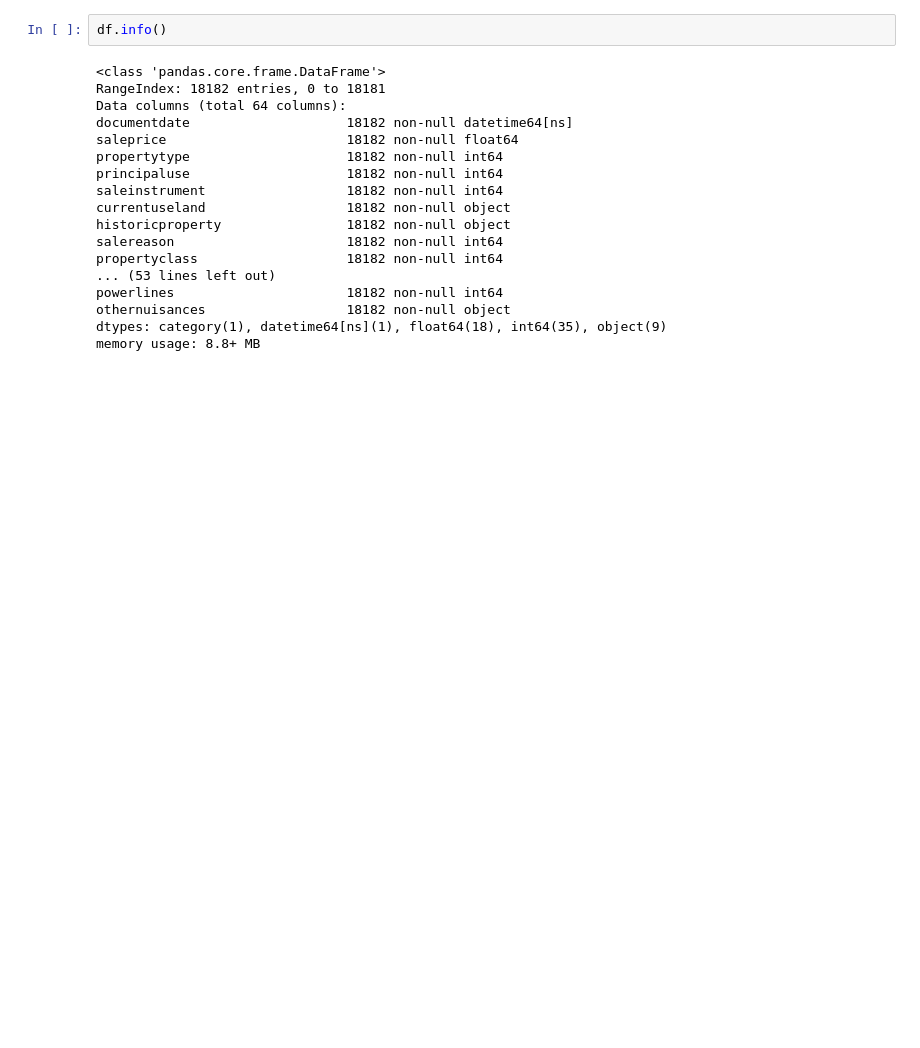
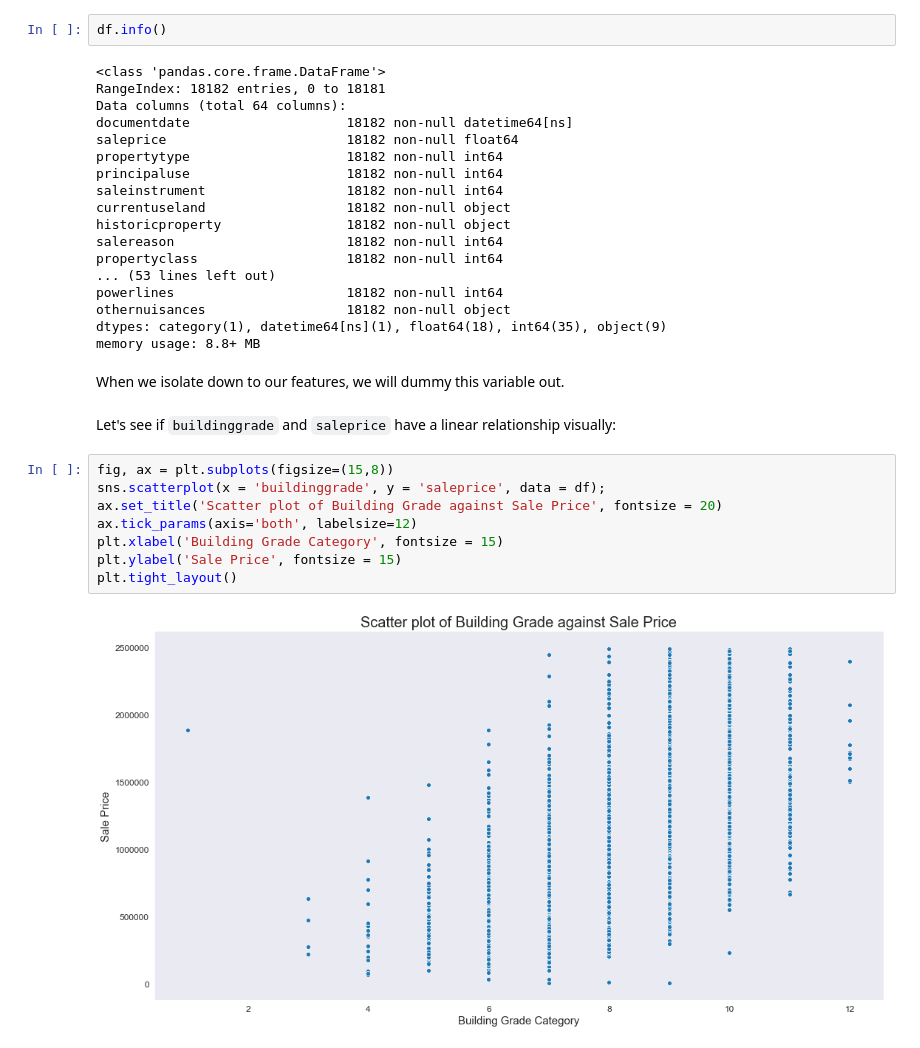
Before and after one commit to lecritch/king_county_housing_prices_linear_regression, a Jupyter notebook: exploratory/lmc_notebooks/fsm1_lc.ipynb, the cells around one changed output. Saved outputs shown, nothing was run; the diff lists cells and outputs as text; blank space fills up the shorter version.

```diff
--- a/exploratory/lmc_notebooks/fsm1_lc.ipynb
+++ b/exploratory/lmc_notebooks/fsm1_lc.ipynb
@@ -251,3 +263,17 @@ powerlines                      18182 non-null int64
 othernuisances                  18182 non-null object
 dtypes: category(1), datetime64[ns](1), float64(18), int64(35), object(9)
 memory usage: 8.8+ MB
+# %% [markdown]
+When we isolate down to our features, we will dummy this variable out.
+# %% [markdown]
+Let's see if `buildinggrade` and `saleprice` have a linear relationship visually:
+# %%
+fig, ax = plt.subplots(figsize=(15,8))
+sns.scatterplot(x = 'buildinggrade', y = 'saleprice', data = df);
+ax.set_title('Scatter plot of Building Grade against Sale Price', fontsize = 20)
+ax.tick_params(axis='both', labelsize=12)
+plt.xlabel('Building Grade Category', fontsize = 15)
+plt.ylabel('Sale Price', fontsize = 15)
+plt.tight_layout()
+# %% [output]
+[figure, added]
```
Also changed, not shown: parts of 77 cells of this notebook, 2 other files.
